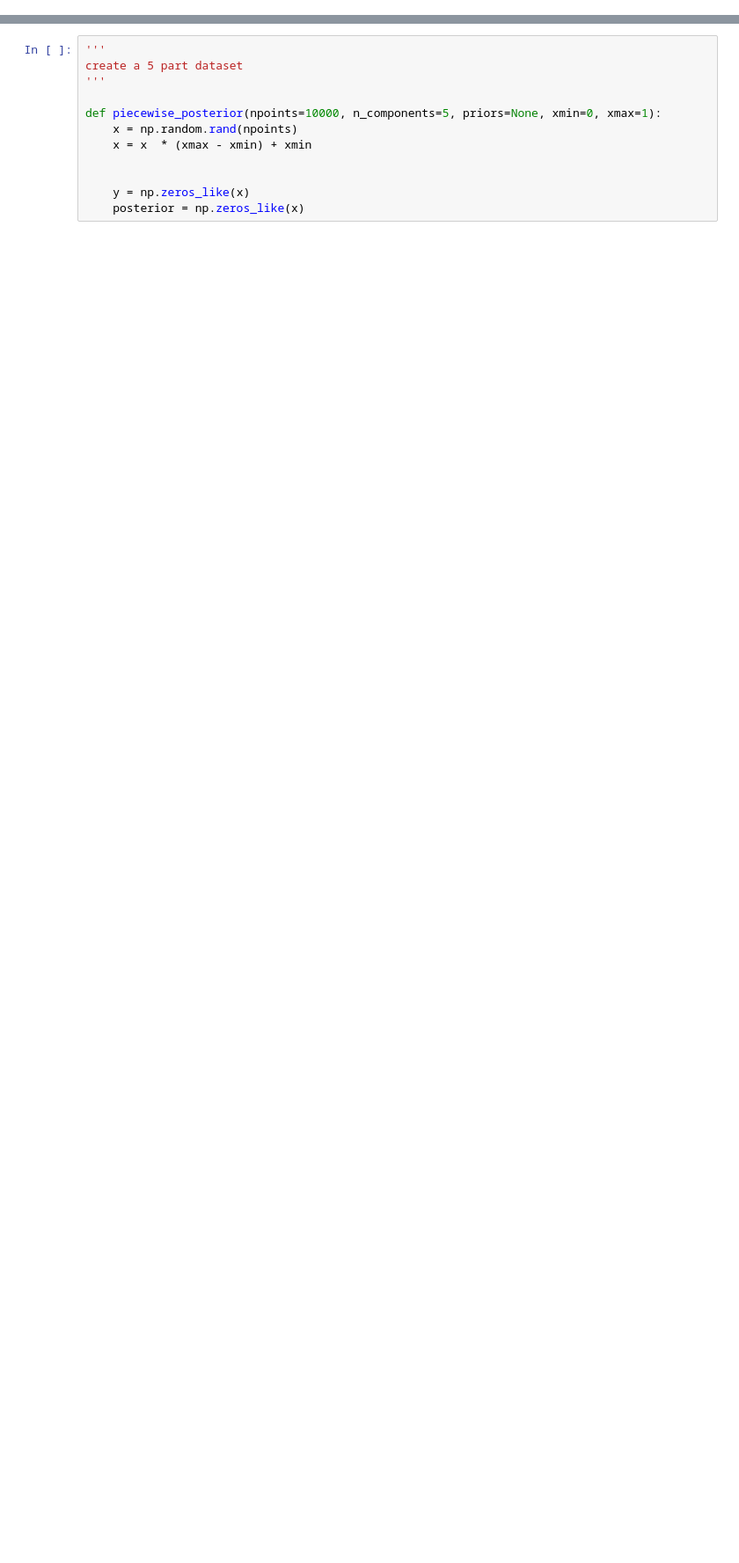
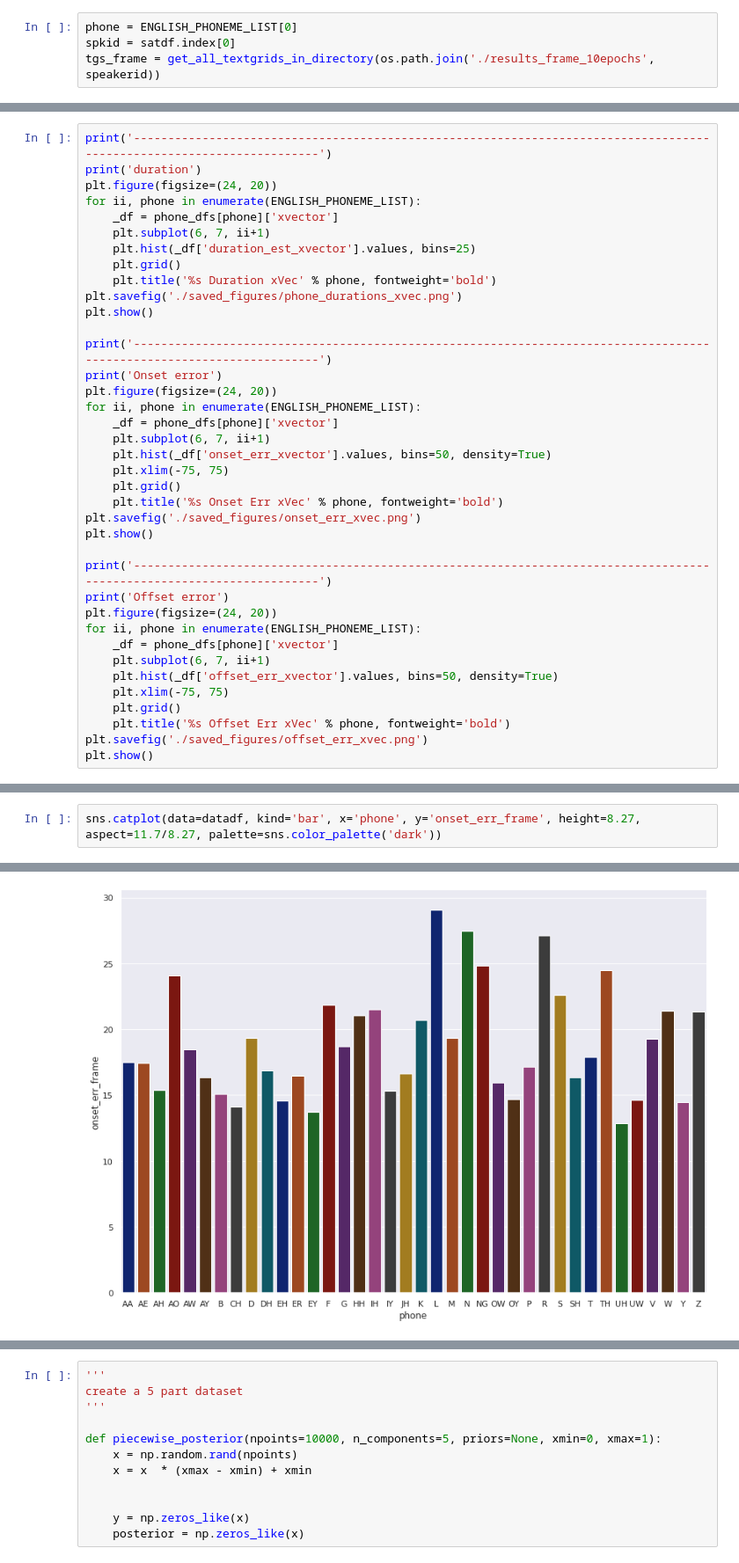
Before and after one commit to pkadambi/charsiu, a Jupyter notebook: sat_results_analyzer.ipynb, the cells around one changed output, grey strips where cells are left out. Shown at 88% size. Saved outputs shown, nothing was run; the diff lists cells and outputs as text; blank space fills up the shorter version.

```diff
--- a/sat_results_analyzer.ipynb
+++ b/sat_results_analyzer.ipynb
@@ -104,0 +30,4 @@ rslts_df['PerfDiff'] =  rslts_df['SAT_Accuracy'] - rslts_df['FrameWise_Acc']
+# %%
+phone = ENGLISH_PHONEME_LIST[0]
+spkid = satdf.index[0]
+tgs_frame = get_all_textgrids_in_directory(os.path.join('./results_frame_10epochs', speakerid))
@@ -104,0 +375,38 @@ rslts_df['PerfDiff'] =  rslts_df['SAT_Accuracy'] - rslts_df['FrameWise_Acc']
+# %%
+print('----------------------------------------------------------------------------------------------------------------------')
+print('duration')
+plt.figure(figsize=(24, 20))
+for ii, phone in enumerate(ENGLISH_PHONEME_LIST):
+    _df = phone_dfs[phone]['xvector']
+    plt.subplot(6, 7, ii+1)
+    plt.hist(_df['duration_est_xvector'].values, bins=25)
+    plt.grid()
+    plt.title('%s Duration xVec' % phone, fontweight='bold')
+plt.savefig('./saved_figures/phone_durations_xvec.png')
+plt.show()
+
+print('----------------------------------------------------------------------------------------------------------------------')
+print('Onset error')
+plt.figure(figsize=(24, 20))
+for ii, phone in enumerate(ENGLISH_PHONEME_LIST):
+    _df = phone_dfs[phone]['xvector']
+    plt.subplot(6, 7, ii+1)
+    plt.hist(_df['onset_err_xvector'].values, bins=50, density=True)
+    plt.xlim(-75, 75)
+    plt.grid()
+    plt.title('%s Onset Err xVec' % phone, fontweight='bold')
+plt.savefig('./saved_figures/onset_err_xvec.png')
+plt.show()
+
+print('----------------------------------------------------------------------------------------------------------------------')
+print('Offset error')
+plt.figure(figsize=(24, 20))
+for ii, phone in enumerate(ENGLISH_PHONEME_LIST):
+    _df = phone_dfs[phone]['xvector']
+    plt.subplot(6, 7, ii+1)
+    plt.hist(_df['offset_err_xvector'].values, bins=50, density=True)
+    plt.xlim(-75, 75)
+    plt.grid()
+    plt.title('%s Offset Err xVec' % phone, fontweight='bold')
+plt.savefig('./saved_figures/offset_err_xvec.png')
+plt.show()
@@ -104,0 +528,3 @@ rslts_df['PerfDiff'] =  rslts_df['SAT_Accuracy'] - rslts_df['FrameWise_Acc']
+# %%
+sns.catplot(data=datadf, kind='bar', x='phone', y='onset_err_frame', height=8.27, aspect=11.7/8.27, palette=sns.color_palette('dark'))
+# %% [output]
@@ -104,0 +532 @@ rslts_df['PerfDiff'] =  rslts_df['SAT_Accuracy'] - rslts_df['FrameWise_Acc']
+[figure, added]
```
Also changed, not shown: parts of 51 cells of this notebook, 17 other files.
